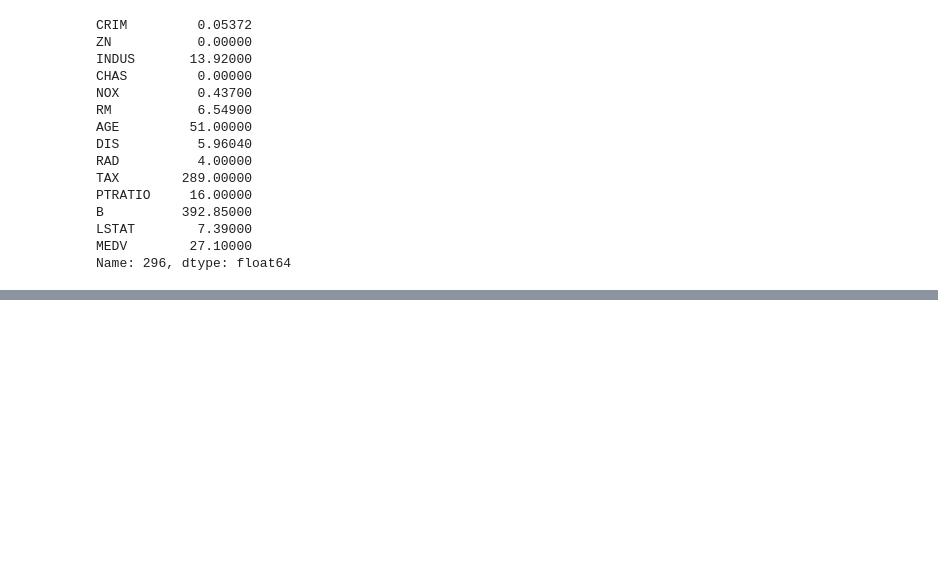
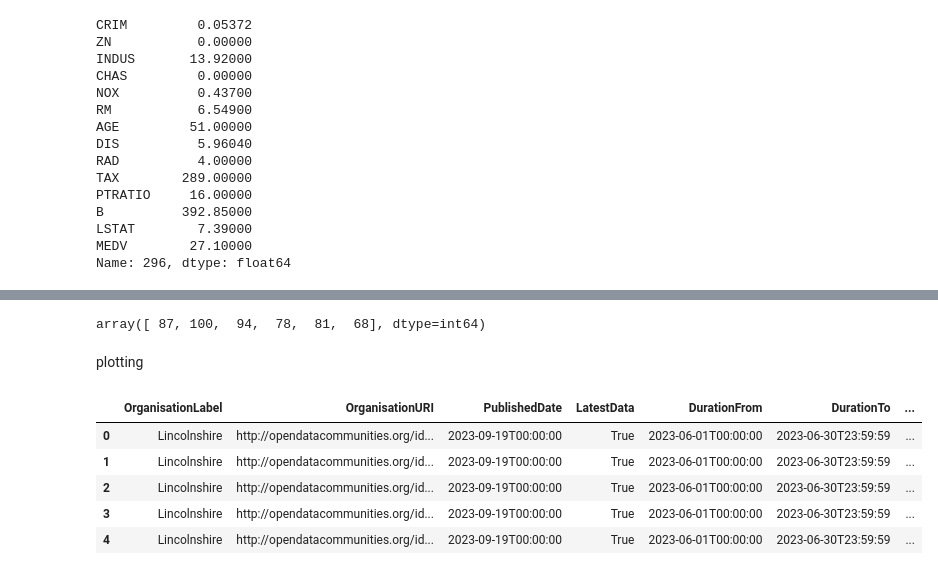
Before and after one commit to dagbolade/Data-science-With-Python, a Jupyter notebook: pandas.ipynb, the cells around one changed output, grey strips where cells are left out. Drawn from its saved outputs; the diff is of its cells as text; code cells hidden in the pictures; blank space fills up the shorter version.

```diff
--- a/pandas.ipynb
+++ b/pandas.ipynb
@@ -194,0 +215,16 @@ Name: 296, dtype: float64
+# %%
+grades.unique()
+# %% [output]
+array([ 87, 100,  94,  78,  81,  68], dtype=int64)
+# %% [markdown]
+plotting
+# %%
+df = pd.read_csv('houseprices.csv', parse_dates=True)
+df.head()
+# %% [output]
+|  | OrganisationLabel | OrganisationURI | PublishedDate | LatestData | DurationFrom | DurationTo | ... |
+| 0 | Lincolnshire | http://opendatacommunities.org/id... | 2023-09-19T00:00:00 | True | 2023-06-01T00:00:00 | 2023-06-30T23:59:59 | ... |
+| 1 | Lincolnshire | http://opendatacommunities.org/id... | 2023-09-19T00:00:00 | True | 2023-06-01T00:00:00 | 2023-06-30T23:59:59 | ... |
+| 2 | Lincolnshire | http://opendatacommunities.org/id... | 2023-09-19T00:00:00 | True | 2023-06-01T00:00:00 | 2023-06-30T23:59:59 | ... |
+| 3 | Lincolnshire | http://opendatacommunities.org/id... | 2023-09-19T00:00:00 | True | 2023-06-01T00:00:00 | 2023-06-30T23:59:59 | ... |
+| 4 | Lincolnshire | http://opendatacommunities.org/id... | 2023-09-19T00:00:00 | True | 2023-06-01T00:00:00 | 2023-06-30T23:59:59 | ... |
```
Also changed, not shown: parts of 5 cells of this notebook, 1 other file.
